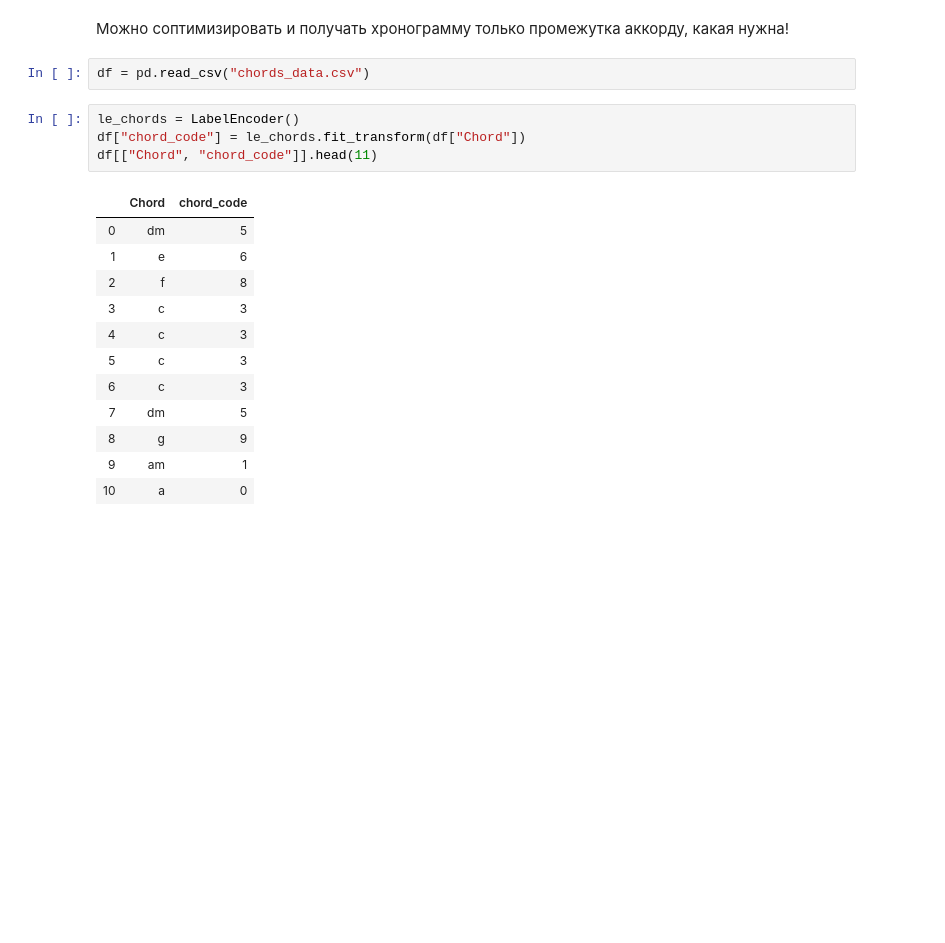
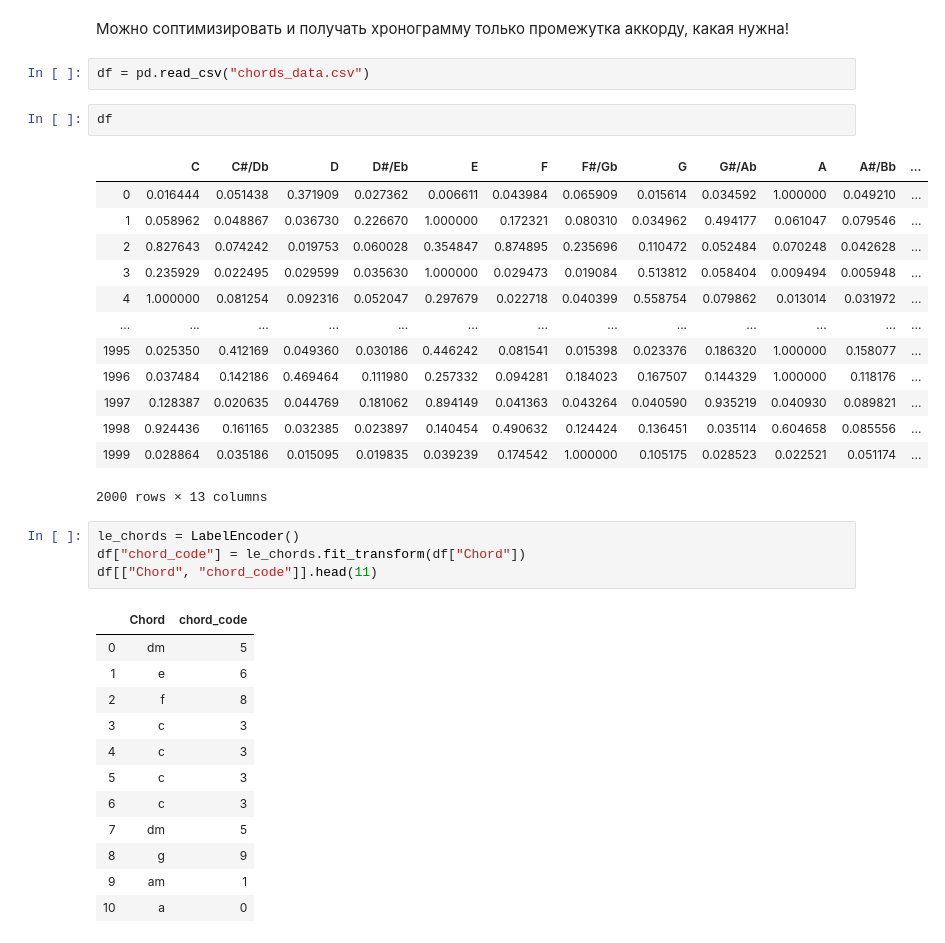
Before and after one commit to Abvbobko/chords_recognition, a Jupyter notebook: chords_recognition.ipynb, the cells around one changed output. Drawn from its saved outputs; the diff is of its cells as text; blank space fills up the shorter version.

```diff
--- a/chords_recognition.ipynb
+++ b/chords_recognition.ipynb
@@ -297,6 +297,22 @@ KeyboardInterrupt:
 Можно соптимизировать и получать хронограмму только промежутка аккорду, какая нужна!
 # %%
 df = pd.read_csv("chords_data.csv")
+# %%
+df
+# %% [output]
+|  | C | C#/Db | D | D#/Eb | E | F | F#/Gb | G | G#/Ab | A | A#/Bb | ... |
+| 0 | 0.016444 | 0.051438 | 0.371909 | 0.027362 | 0.006611 | 0.043984 | 0.065909 | 0.015614 | 0.034592 | 1.000000 | 0.049210 | ... |
+| 1 | 0.058962 | 0.048867 | 0.036730 | 0.226670 | 1.000000 | 0.172321 | 0.080310 | 0.034962 | 0.494177 | 0.061047 | 0.079546 | ... |
+| 2 | 0.827643 | 0.074242 | 0.019753 | 0.060028 | 0.354847 | 0.874895 | 0.235696 | 0.110472 | 0.052484 | 0.070248 | 0.042628 | ... |
+| 3 | 0.235929 | 0.022495 | 0.029599 | 0.035630 | 1.000000 | 0.029473 | 0.019084 | 0.513812 | 0.058404 | 0.009494 | 0.005948 | ... |
+| 4 | 1.000000 | 0.081254 | 0.092316 | 0.052047 | 0.297679 | 0.022718 | 0.040399 | 0.558754 | 0.079862 | 0.013014 | 0.031972 | ... |
+| ... | ... | ... | ... | ... | ... | ... | ... | ... | ... | ... | ... | ... |
+| 1995 | 0.025350 | 0.412169 | 0.049360 | 0.030186 | 0.446242 | 0.081541 | 0.015398 | 0.023376 | 0.186320 | 1.000000 | 0.158077 | ... |
+| 1996 | 0.037484 | 0.142186 | 0.469464 | 0.111980 | 0.257332 | 0.094281 | 0.184023 | 0.167507 | 0.144329 | 1.000000 | 0.118176 | ... |
+| 1997 | 0.128387 | 0.020635 | 0.044769 | 0.181062 | 0.894149 | 0.041363 | 0.043264 | 0.040590 | 0.935219 | 0.040930 | 0.089821 | ... |
+| 1998 | 0.924436 | 0.161165 | 0.032385 | 0.023897 | 0.140454 | 0.490632 | 0.124424 | 0.136451 | 0.035114 | 0.604658 | 0.085556 | ... |
+| 1999 | 0.028864 | 0.035186 | 0.015095 | 0.019835 | 0.039239 | 0.174542 | 1.000000 | 0.105175 | 0.028523 | 0.022521 | 0.051174 | ... |
+2000 rows × 13 columns
 # %%
 le_chords = LabelEncoder()
 df["chord_code"] = le_chords.fit_transform(df["Chord"])
```
Also changed, not shown: parts of 1 cell of this notebook.
